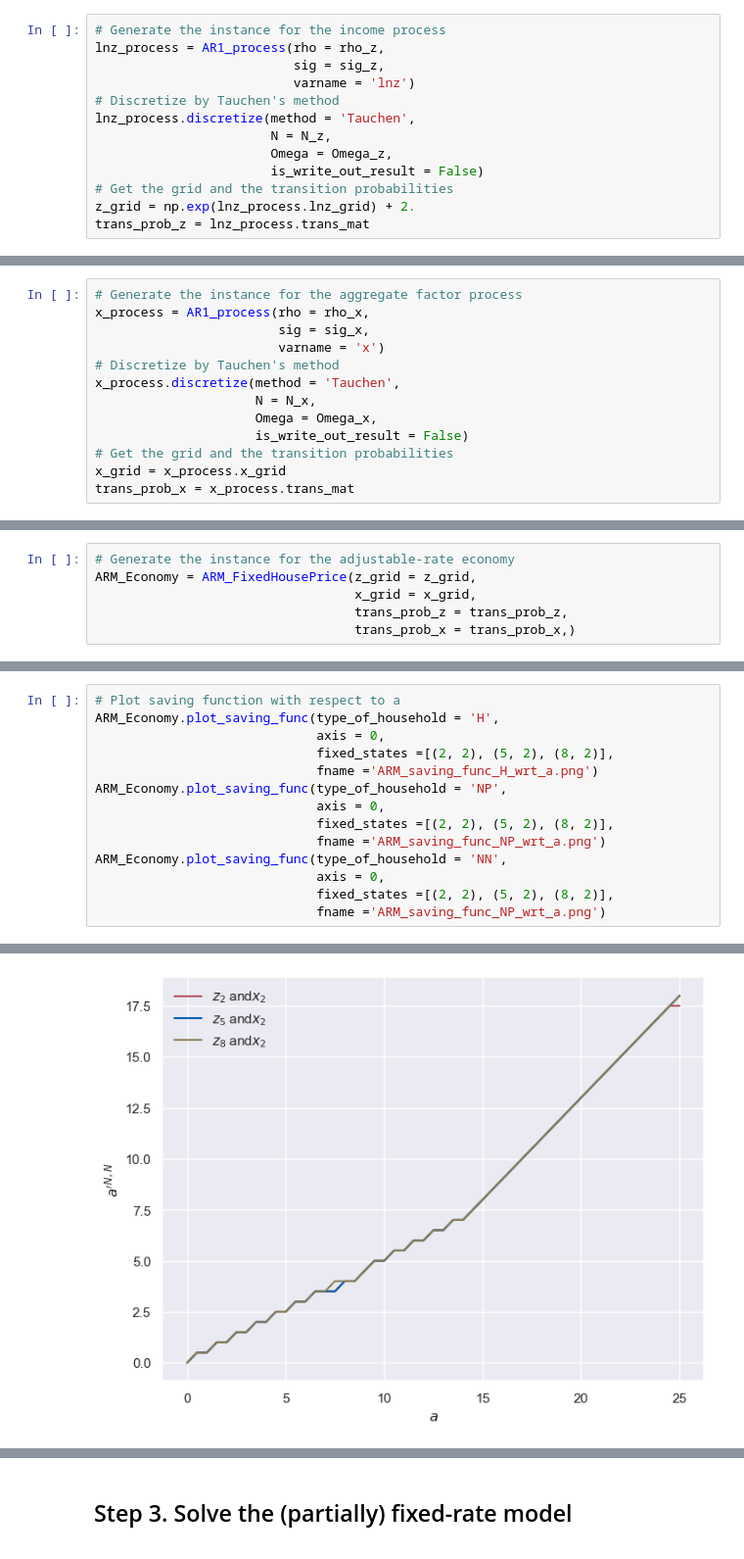
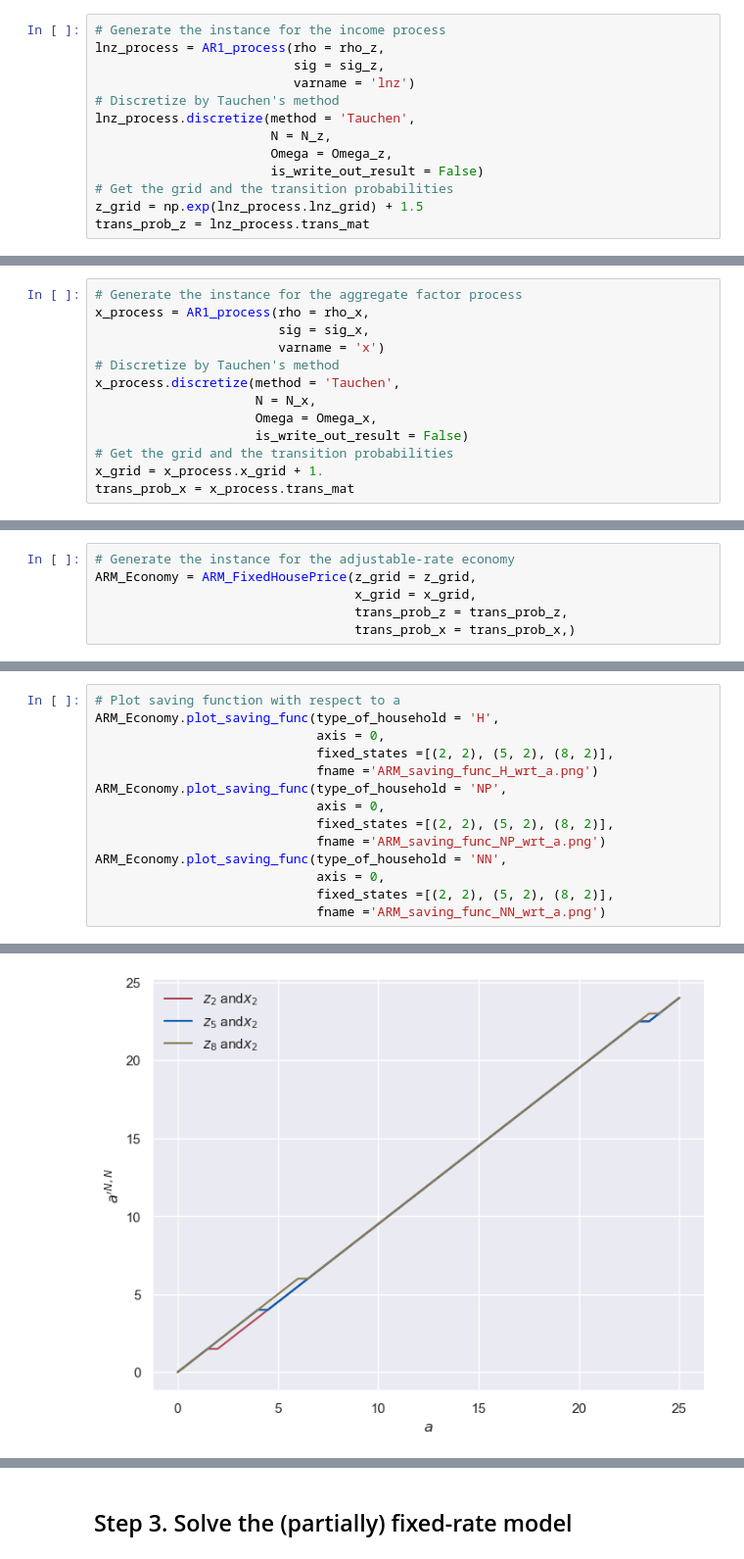
Before and after one commit to mtanaka25/WashU_Quant_Macro_project, a Jupyter notebook: main.ipynb, the cells around one changed output, grey strips where cells are left out. Shown at 98% size. Drawn from its saved outputs; the diff is of its cells as text.

```diff
--- a/main.ipynb
+++ b/main.ipynb
@@ -40,7 +40,7 @@ lnz_process.discretize(method = 'Tauchen',
                        Omega = Omega_z,
                        is_write_out_result = False)
 # Get the grid and the transition probabilities
-z_grid = np.exp(lnz_process.lnz_grid) + 2.
+z_grid = np.exp(lnz_process.lnz_grid) + 1.5
 trans_prob_z = lnz_process.trans_mat
 # %% [output]
 Discretizing the AR(1) process by Tauchen method...
@@ -58,7 +58,7 @@ x_process.discretize(method = 'Tauchen',
                      Omega = Omega_x,
                      is_write_out_result = False)
 # Get the grid and the transition probabilities
-x_grid = x_process.x_grid
+x_grid = x_process.x_grid + 1.
 trans_prob_x = x_process.trans_mat
 # %% [output]
 Discretizing the AR(1) process by Tauchen method...
@@ -103,5 +103,5 @@ ARM_Economy.plot_saving_func(type_of_household = 'NP',
 ARM_Economy.plot_saving_func(type_of_household = 'NN',
                              axis = 0,
                              fixed_states =[(2, 2), (5, 2), (8, 2)],
-                             fname ='ARM_saving_func_NP_wrt_a.png')
+                             fname ='ARM_saving_func_NN_wrt_a.png')
 # %% [output]
@@ -110,4 +110,4 @@ ARM_Economy.plot_saving_func(type_of_household = 'NN',
-[figure, old version]
+[figure, new version]
 # %%
 # Plot default probability with respect to a
 ARM_Economy.plot_default_prob(axis = 0,
```
Also changed, not shown: parts of 14 cells of this notebook, 1 other file.
